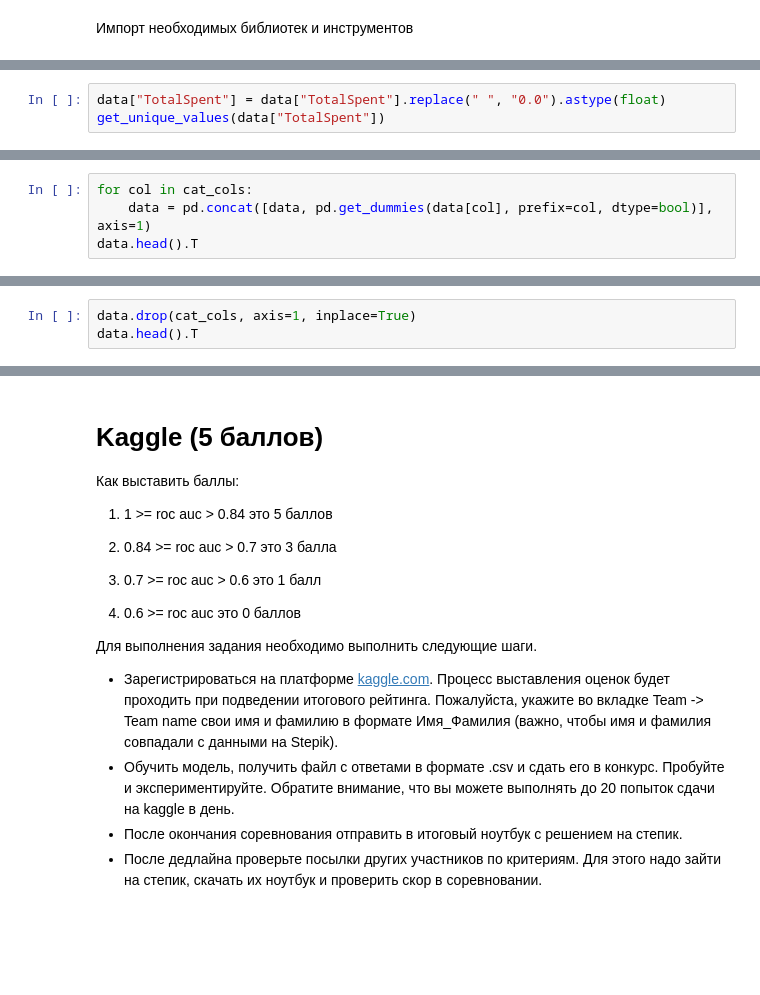
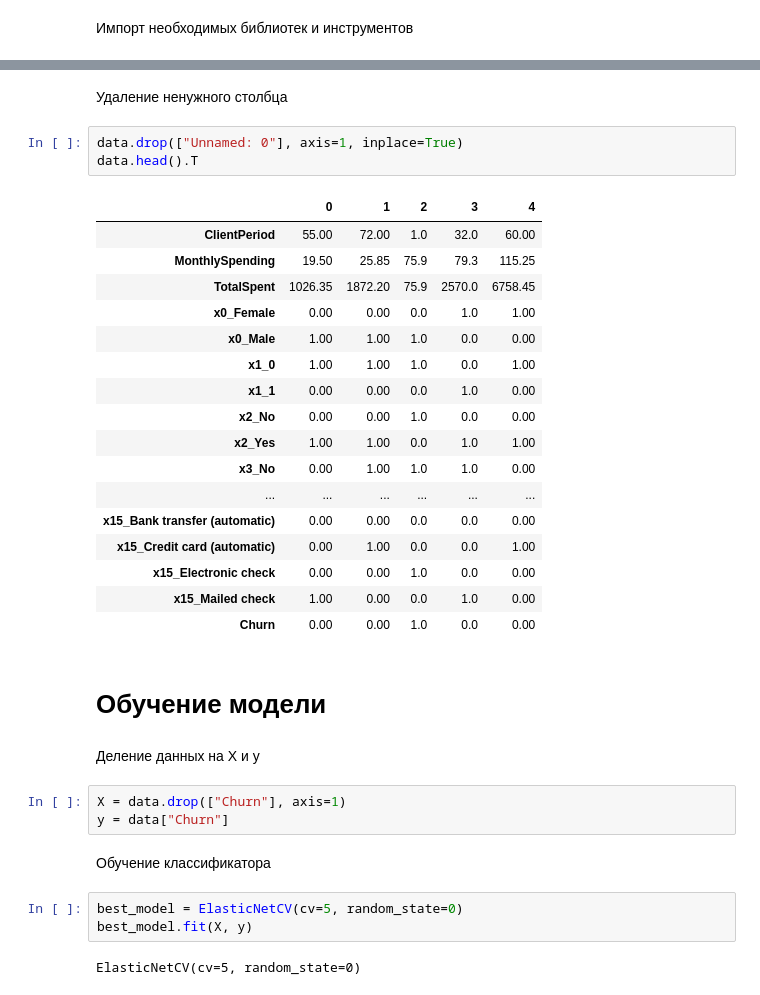
Before and after one commit to ValShm/mipt-ml-homeworks, a Jupyter notebook: homeworks/mipt-machine-learning/telecom/predicting.ipynb, the cells around one changed output, grey strips where cells are left out. Drawn from its saved outputs; the diff is of its cells as text; blank space fills up the shorter version.

```diff
--- a/homeworks/mipt-machine-learning/telecom/predicting.ipynb
+++ b/homeworks/mipt-machine-learning/telecom/predicting.ipynb
@@ -93,3 +39,0 @@ for col in num_cols:
-# %%
-data["TotalSpent"] = data["TotalSpent"].replace(" ", "0.0").astype(float)
-get_unique_values(data["TotalSpent"])
@@ -172,4 +39,0 @@ Name: Churn, dtype: int64
-# %%
-for col in cat_cols:
-    data = pd.concat([data, pd.get_dummies(data[col], prefix=col, dtype=bool)], axis=1)
-data.head().T
@@ -190,3 +39,0 @@ data.head().T
-# %%
-data.drop(cat_cols, axis=1, inplace=True)
-data.head().T
@@ -353,19 +40,37 @@ submission.to_csv('./my_submission.csv')
-# %% [markdown]
-# Kaggle (5 баллов)
-
-Как выставить баллы:
-
-1) 1 >= roc auc > 0.84 это 5 баллов
-
-2) 0.84 >= roc auc > 0.7 это 3 балла
-
-3) 0.7 >= roc auc > 0.6 это 1 балл
-
-4) 0.6 >= roc auc это 0 баллов
-
-
-Для выполнения задания необходимо выполнить следующие шаги.
-* Зарегистрироваться на платформе [kaggle.com](kaggle.com). Процесс выставления оценок будет проходить при подведении итогового рейтинга. Пожалуйста, укажите во вкладке Team -> Team name свои имя и фамилию в формате Имя_Фамилия (важно, чтобы имя и фамилия совпадали с данными на Stepik).
-* Обучить модель, получить файл с ответами в формате .csv и сдать его в конкурс. Пробуйте и экспериментируйте. Обратите внимание, что вы можете выполнять до 20 попыток сдачи на kaggle в день.
-* После окончания соревнования отправить в итоговый ноутбук с решением на степик.
-* После дедлайна проверьте посылки других участников по критериям. Для этого надо зайти на степик, скачать их ноутбук и проверить скор в соревновании.
+# %% [markdown]
+Удаление ненужного столбца
+# %%
+data.drop(["Unnamed: 0"], axis=1, inplace=True)
+data.head().T
+# %% [output]
+|  | 0 | 1 | 2 | 3 | 4 |
+| ClientPeriod | 55.00 | 72.00 | 1.0 | 32.0 | 60.00 |
+| MonthlySpending | 19.50 | 25.85 | 75.9 | 79.3 | 115.25 |
+| TotalSpent | 1026.35 | 1872.20 | 75.9 | 2570.0 | 6758.45 |
+| x0_Female | 0.00 | 0.00 | 0.0 | 1.0 | 1.00 |
+| x0_Male | 1.00 | 1.00 | 1.0 | 0.0 | 0.00 |
+| x1_0 | 1.00 | 1.00 | 1.0 | 0.0 | 1.00 |
+| x1_1 | 0.00 | 0.00 | 0.0 | 1.0 | 0.00 |
+| x2_No | 0.00 | 0.00 | 1.0 | 0.0 | 0.00 |
+| x2_Yes | 1.00 | 1.00 | 0.0 | 1.0 | 1.00 |
+| x3_No | 0.00 | 1.00 | 1.0 | 1.0 | 0.00 |
+| ... | ... | ... | ... | ... | ... |
+| x15_Bank transfer (automatic) | 0.00 | 0.00 | 0.0 | 0.0 | 0.00 |
+| x15_Credit card (automatic) | 0.00 | 1.00 | 0.0 | 0.0 | 1.00 |
+| x15_Electronic check | 0.00 | 0.00 | 1.0 | 0.0 | 0.00 |
+| x15_Mailed check | 1.00 | 0.00 | 0.0 | 1.0 | 0.00 |
+| Churn | 0.00 | 0.00 | 1.0 | 0.0 | 0.00 |
+# %% [markdown]
+# Обучение модели
+# %% [markdown]
+Деление данных на X и y
+# %%
+X = data.drop(["Churn"], axis=1)
+y = data["Churn"]
+# %% [markdown]
+Обучение классификатора
+# %%
+best_model = ElasticNetCV(cv=5, random_state=0)
+best_model.fit(X, y)
+# %% [output]
+ElasticNetCV(cv=5, random_state=0)
```
Also changed, not shown: parts of 45 cells of this notebook, 1 other file.
